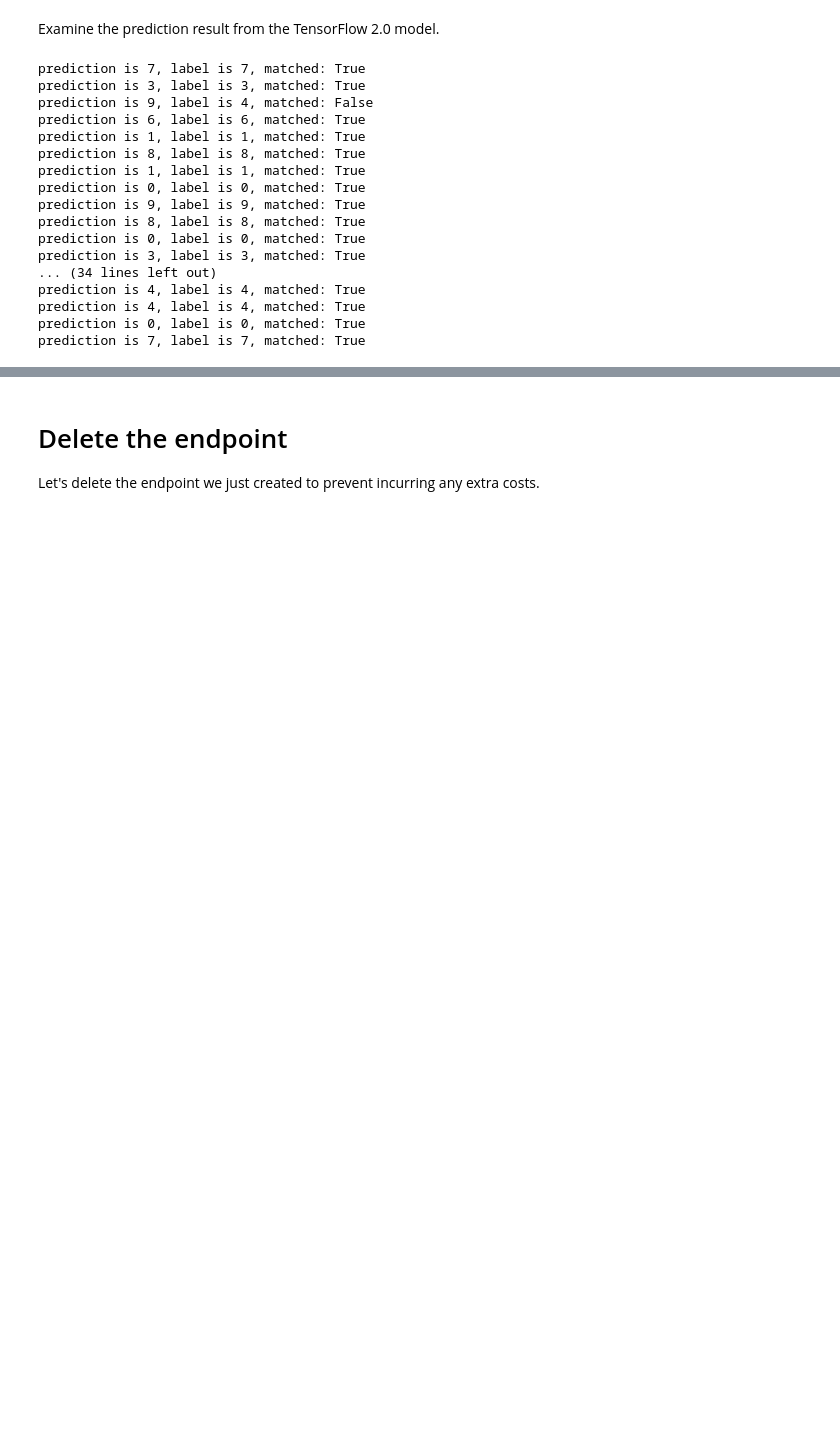
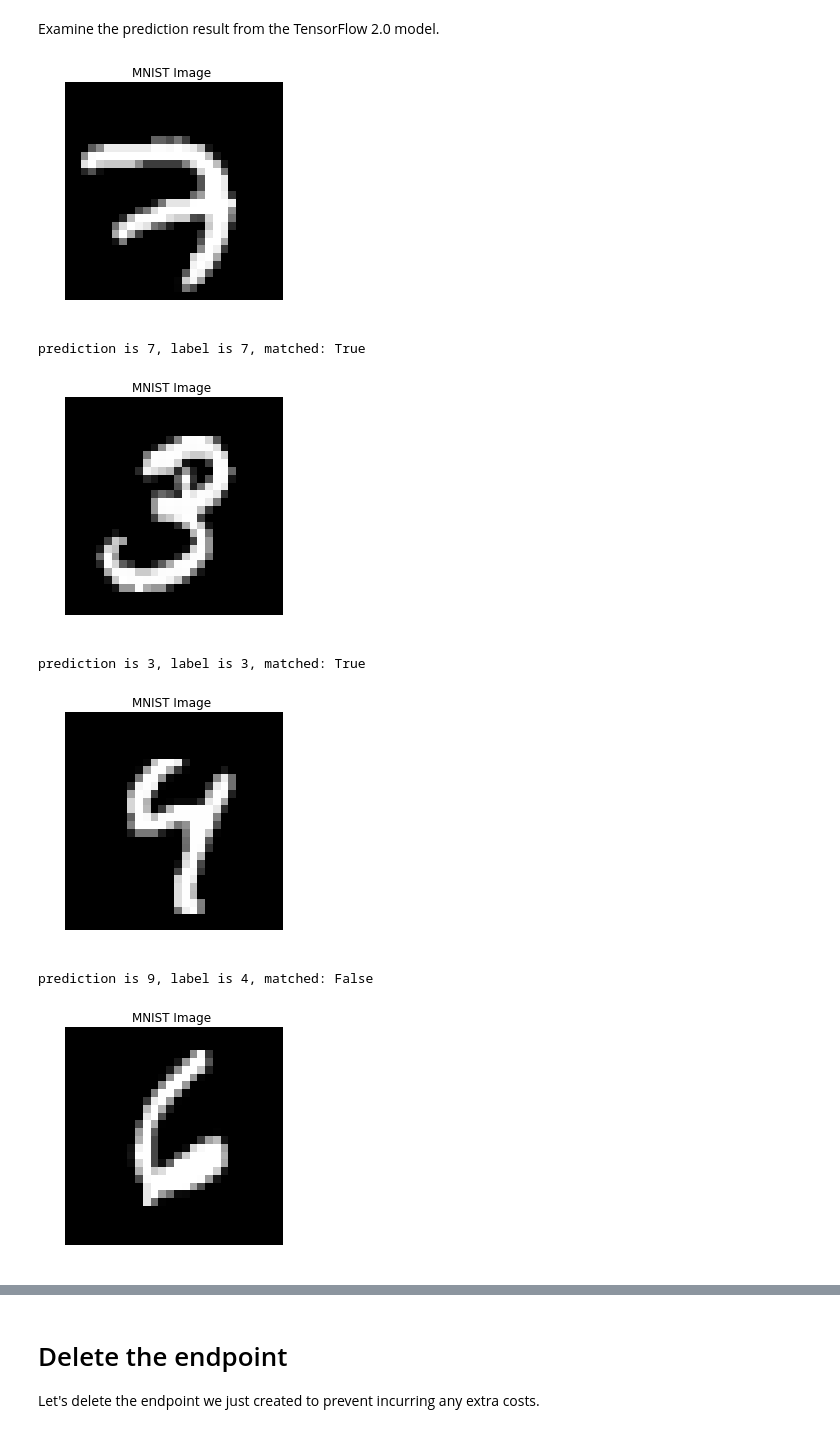
Before and after one commit to aws-samples/amazon-sagemaker-fraud-detection, a Jupyter notebook: workshop-1/dist_training_TF_script_mode/tensorflow_script_mode_training_and_serving.ipynb, the cells around one changed output, grey strips where cells are left out. Drawn from its saved outputs; the diff is of its cells as text; code cells hidden in the pictures; blank space fills up the shorter version.

```diff
--- a/workshop-1/dist_training_TF_script_mode/tensorflow_script_mode_training_and_serving.ipynb
+++ b/workshop-1/dist_training_TF_script_mode/tensorflow_script_mode_training_and_serving.ipynb
@@ -149,25 +193,17 @@ Examine the prediction result from the TensorFlow 2.0 model.
 # %%
 predictions2 = predictor2.predict(train_data[:50])
 for i in range(0, 50):
     prediction = predictions2['predictions'][i]
     max_prob_prediction=(prediction.index(max(prediction)))
+    mnist_image=train_data[i].reshape((28,28))
+    plot_mnist(mnist_image)
     label = train_labels[i]
     print('prediction is {}, label is {}, matched: {}'.format(max_prob_prediction, label, max_prob_prediction == label))
 # %% [output]
+[figure, added]
 prediction is 7, label is 7, matched: True
-prediction is 3, label is 3, matched: True
-prediction is 9, label is 4, matched: False
-prediction is 6, label is 6, matched: True
-prediction is 1, label is 1, matched: True
-prediction is 8, label is 8, matched: True
-prediction is 1, label is 1, matched: True
-prediction is 0, label is 0, matched: True
-prediction is 9, label is 9, matched: True
-prediction is 8, label is 8, matched: True
-prediction is 0, label is 0, matched: True
-prediction is 3, label is 3, matched: True
-... (34 lines left out)
-prediction is 4, label is 4, matched: True
-prediction is 4, label is 4, matched: True
-prediction is 0, label is 0, matched: True
-prediction is 7, label is 7, matched: True
+[figure, added]
+prediction is 3, label is 3, matched: True
+[figure, added]
+prediction is 9, label is 4, matched: False
+[figure, added]
```
Also changed, not shown: parts of 8 cells of this notebook, 2 other files.
